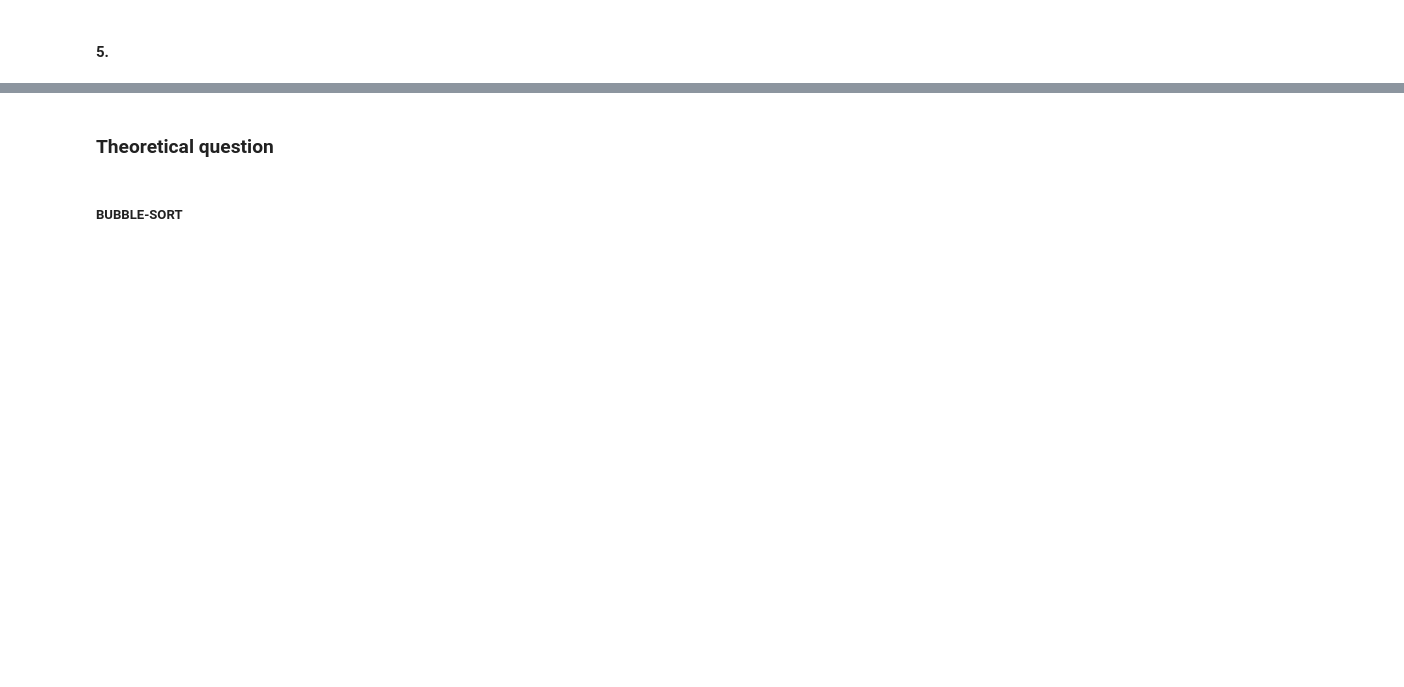
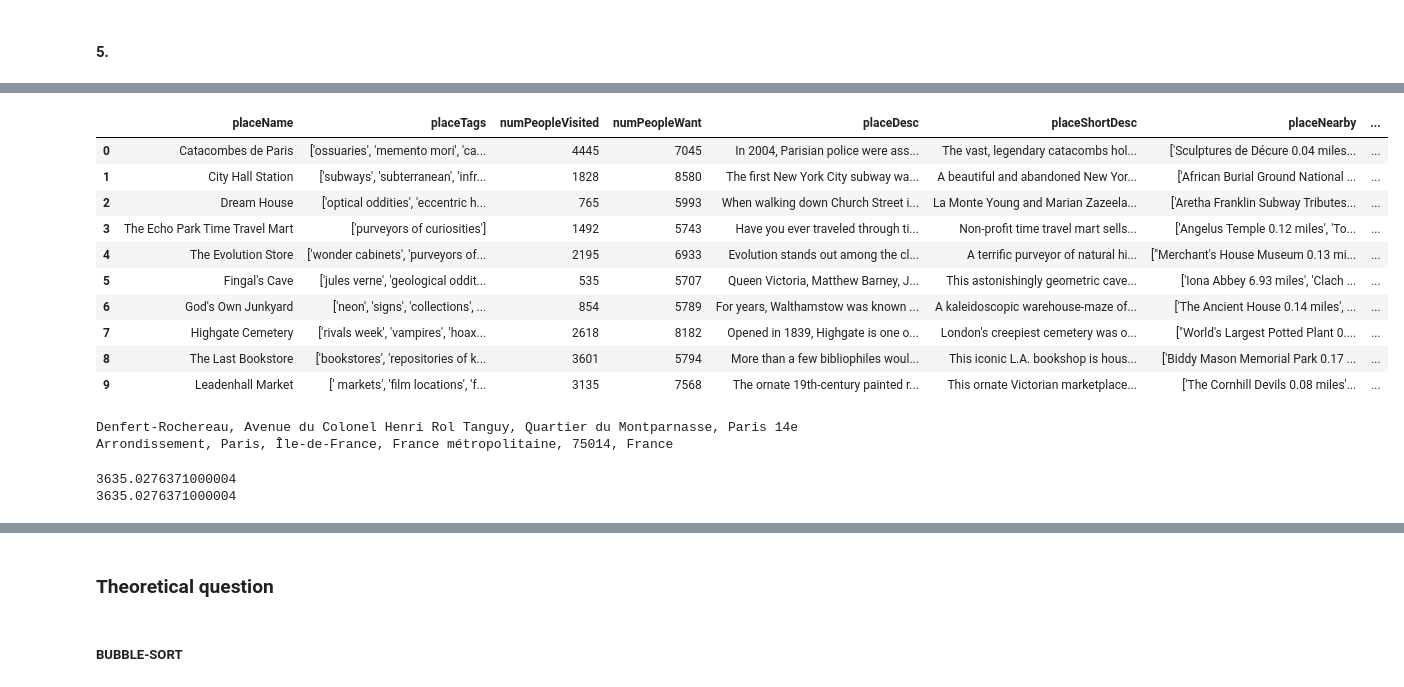
Before and after one commit to MattiaCastaldo/Homework-3, a Jupyter notebook: Mattia.ipynb, the cells around one changed output, grey strips where cells are left out. Cells and saved outputs as stored; diff of their text form; code cells hidden in the pictures; blank space fills up the shorter version.

```diff
--- a/Mattia.ipynb
+++ b/Mattia.ipynb
@@ -766,0 +806,42 @@ fig.show()
+# %%
+stopwords = stopwords.words('english')  # list of stopwords
+#print(stopwords)  # id you need to print the list of words you're going to delete
+#stopwords = stopwords.append('a')  # to add a stopword to the list
+
+lemmatizer = WordNetLemmatizer()
+processed = []
+dataset['Processed_Name'] = None
+
+for index, row in dataset.iterrows():
+    small_processed = []
+    sentence = row['placeName'].lower()
+    sentence = re.sub(r'[^\w\s]', ' ', sentence)
+    words = nltk.word_tokenize(sentence)
+    words = [w for w in words if not w in stopwords]
+    for word in words:
+        small_processed.append(lemmatizer.lemmatize(word))
+
+    processed.append(small_processed)
+
+dataset['Processed_Name'] = processed
+# %%
+dataset.head(10)
+# %% [output]
+|  | placeName | placeTags | numPeopleVisited | numPeopleWant | placeDesc | placeShortDesc | placeNearby | ... |
+| 0 | Catacombes de Paris | ['ossuaries', 'memento mori', 'ca... | 4445 | 7045 | In 2004, Parisian police were ass... | The vast, legendary catacombs hol... | ['Sculptures de Décure 0.04 miles... | ... |
+| 1 | City Hall Station | ['subways', 'subterranean', 'infr... | 1828 | 8580 | The first New York City subway wa... | A beautiful and abandoned New Yor... | ['African Burial Ground National ... | ... |
+| 2 | Dream House | ['optical oddities', 'eccentric h... | 765 | 5993 | When walking down Church Street i... | La Monte Young and Marian Zazeela... | ['Aretha Franklin Subway Tributes... | ... |
+| 3 | The Echo Park Time Travel Mart | ['purveyors of curiosities'] | 1492 | 5743 | Have you ever traveled through ti... | Non-profit time travel mart sells... | ['Angelus Temple 0.12 miles', 'To... | ... |
+| 4 | The Evolution Store | ['wonder cabinets', 'purveyors of... | 2195 | 6933 | Evolution stands out among the cl... | A terrific purveyor of natural hi... | ["Merchant's House Museum 0.13 mi... | ... |
+| 5 | Fingal's Cave | ['jules verne', 'geological oddit... | 535 | 5707 | Queen Victoria, Matthew Barney, J... | This astonishingly geometric cave... | ['Iona Abbey 6.93 miles', 'Clach ... | ... |
+| 6 | God's Own Junkyard | ['neon', 'signs', 'collections', ... | 854 | 5789 | For years, Walthamstow was known ... | A kaleidoscopic warehouse-maze of... | ['The Ancient House 0.14 miles', ... | ... |
+| 7 | Highgate Cemetery | ['rivals week', 'vampires', 'hoax... | 2618 | 8182 | Opened in 1839, Highgate is one o... | London's creepiest cemetery was o... | ["World's Largest Potted Plant 0.... | ... |
+| 8 | The Last Bookstore | ['bookstores', 'repositories of k... | 3601 | 5794 | More than a few bibliophiles woul... | This iconic L.A. bookshop is hous... | ['Biddy Mason Memorial Park 0.17 ... | ... |
+| 9 | Leadenhall Market | [' markets', 'film locations', 'f... | 3135 | 7568 | The ornate 19th-century painted r... | This ornate Victorian marketplace... | ['The Cornhill Devils 0.08 miles'... | ... |
+# %%
+from geopy.geocoders import Nominatim
+geolocator = Nominatim(user_agent="geoapiExercises")
+location = geolocator.reverse("48.8343, 2.3322")
+print(location.address)
+# %% [output]
+Denfert-Rochereau, Avenue du Colonel Henri Rol Tanguy, Quartier du Montparnasse, Paris 14e Arrondissement, Paris, Île-de-France, France métropolitaine, 75014, France
@@ -766,0 +854,31 @@ fig.show()
+# %%
+from multiprocessing import Process, Queue
+from geopy.geocoders import Nominatim
+from time import perf_counter
+
+
+def address(k,i,q):
+    l=[]
+    geolocator = Nominatim(user_agent="geoapiExercises")
+    for i in (range(k,i)):
+
+        a=(dataset.Localization.iloc[i:i+1,])
+        b=(str(geolocator.reverse(a)))
+        l.append(b)
+
+    q.put(l)
+start=perf_counter()
+queue = Queue()
+
+p1 = Process(target=address(0,7200,queue))
+p1.start()
+l=queue.get()
+
+
+
+
+end=perf_counter()
+final=print(end-start)
+# %% [output]
+3635.0276371000004
+3635.0276371000004
```
Also changed, not shown: parts of 24 cells of this notebook.
